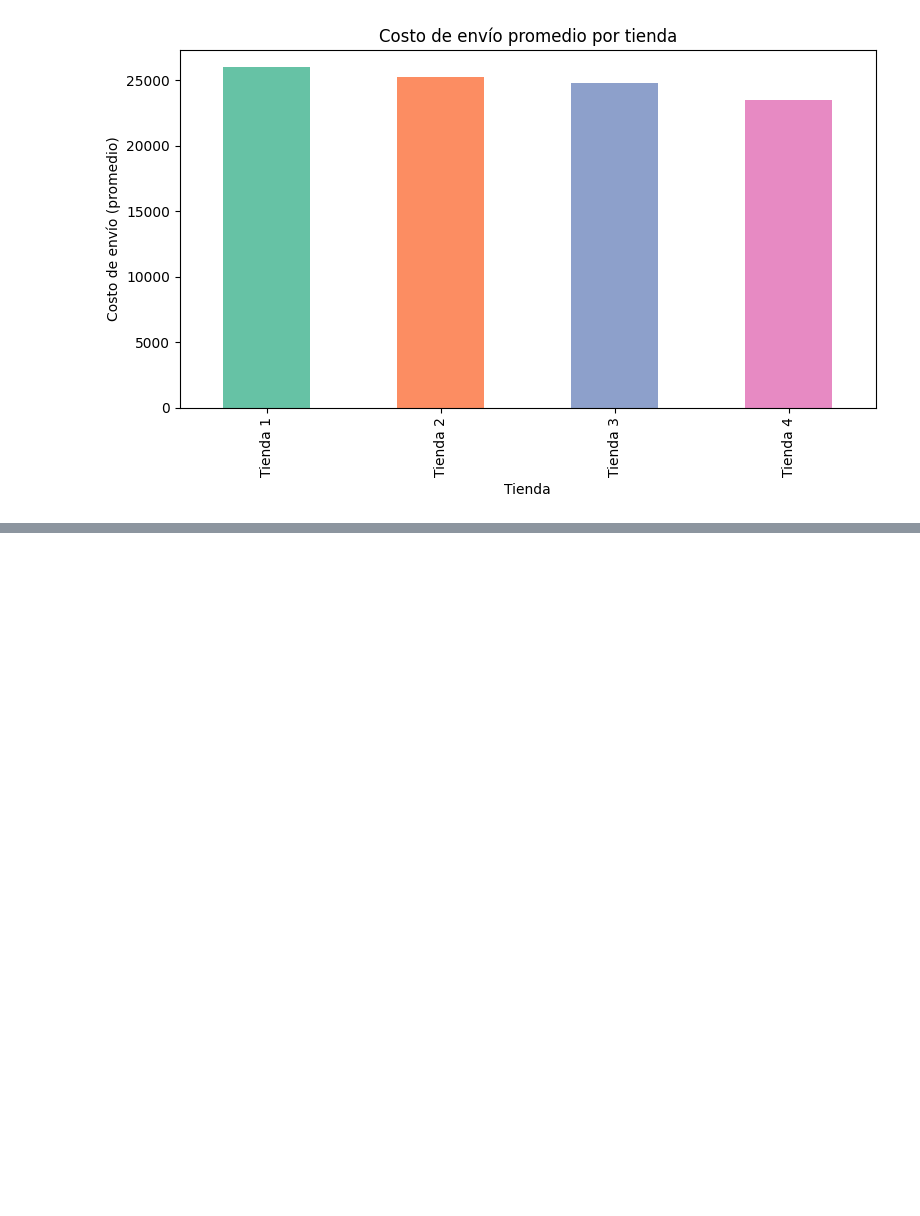
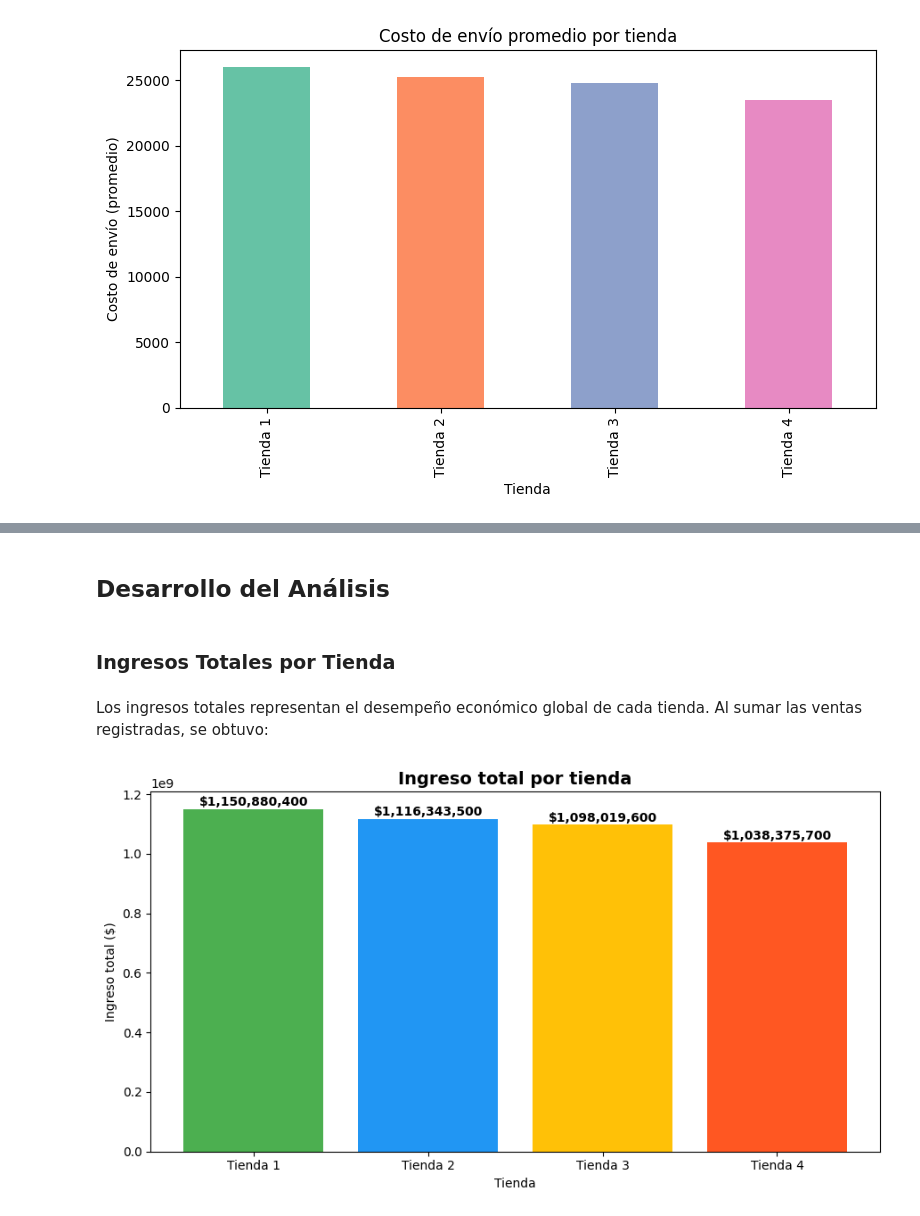
Before and after one commit to Crnari/Alura-Store, a Jupyter notebook: notebooks/AluraStoreLatam.ipynb, the cells around one changed output, grey strips where cells are left out. Drawn from its saved outputs; the diff is of its cells as text; code cells hidden in the pictures; blank space fills up the shorter version.

Commit message:
Analisis de datos, informe, visualizacion y conclusion final terminados

```diff
--- a/notebooks/AluraStoreLatam.ipynb
+++ b/notebooks/AluraStoreLatam.ipynb
@@ -371,0 +379,37 @@ plt.show()
+# %% [markdown]
+## Desarrollo del Análisis
+# %% [markdown]
+### Ingresos Totales por Tienda
+# %% [markdown]
+Los ingresos totales representan el desempeño económico global de cada tienda. Al sumar las ventas registradas, se obtuvo:
+# %%
+import matplotlib.pyplot as plt
+
+colores = ['#4CAF50', '#2196F3', '#FFC107', '#FF5722']
+
+plt.figure(figsize=(9,5))
+plt.bar(
+    ingresos_totales['Tienda'],
+    ingresos_totales['Ingreso_total'],
+    color=colores
+)
+
+plt.title('Ingreso total por tienda', fontsize=14, fontweight='bold')
+plt.xlabel('Tienda')
+plt.ylabel('Ingreso total ($)')
+plt.xticks(rotation=0)
+
+for i, valor in enumerate(ingresos_totales['Ingreso_total']):
+    plt.text(
+        i,
+        valor + (valor * 0.01),
+        f"${valor:,.0f}",
+        ha='center',
+        fontsize=10,
+        fontweight='bold'
+    )
+
+plt.tight_layout()
+plt.show()
+# %% [output]
+[figure, added]
```
Also changed, not shown: parts of 29 cells of this notebook.
